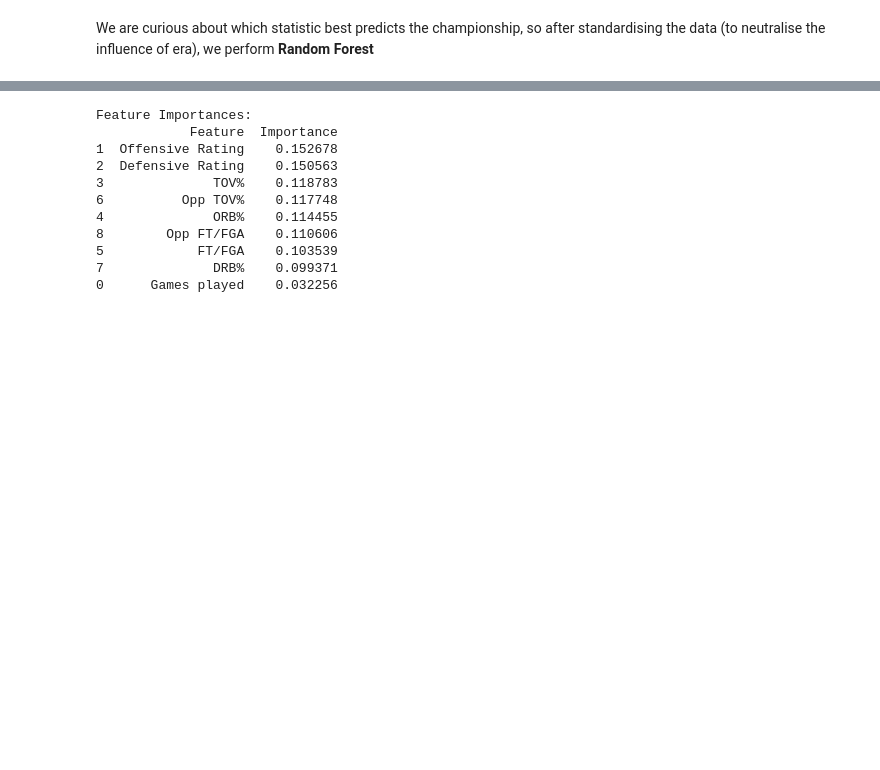
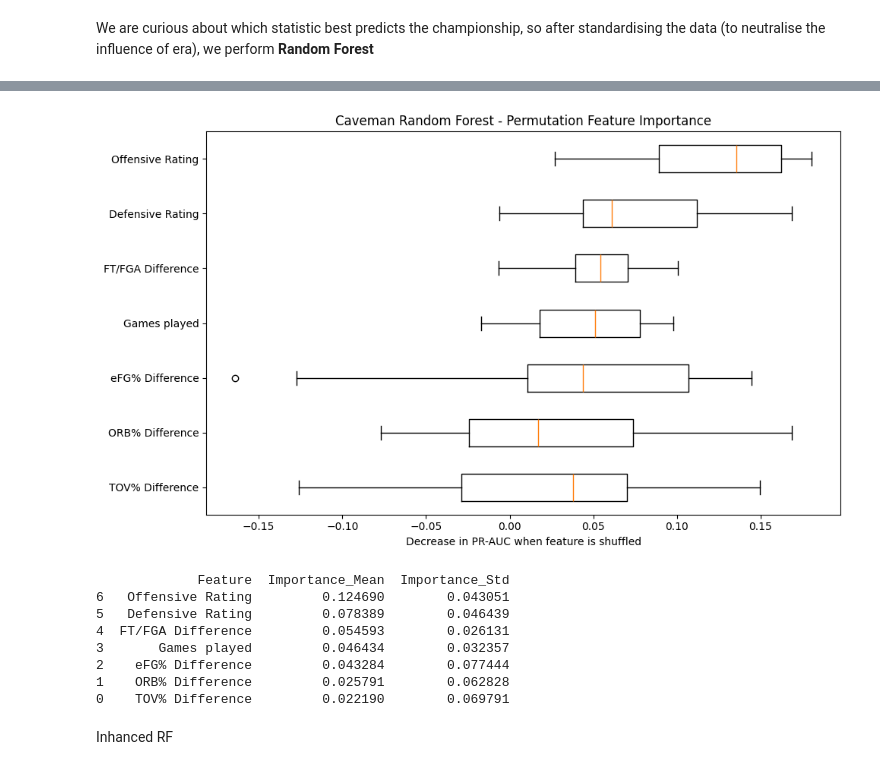
Before and after one commit to GalahadJr-1214/2026-Statistics-Final-Project, a Jupyter notebook: Final Project/dominant_champ.ipynb, the cells around one changed output, grey strips where cells are left out. Saved outputs shown, nothing was run; the diff lists cells and outputs as text; code cells hidden in the pictures; blank space fills up the shorter version.

```diff
--- a/Final Project/dominant_champ.ipynb
+++ b/Final Project/dominant_champ.ipynb
@@ -114,17 +152,41 @@ Confusion Matrix:
 # %%
-importances = model.feature_importances_
-feature_importance_df = pd.DataFrame({'Feature': features, 'Importance': importances}).sort_values(by='Importance', ascending=False)
-print("Feature Importances:")
-print(feature_importance_df)
+from sklearn.inspection import permutation_importance
+import matplotlib.pyplot as plt
+
+# Calculate Permutation Importance on your caveman model
+result = permutation_importance(
+    model, x_test, y_test,
+    n_repeats=30,
+    random_state=42,
+    scoring='average_precision'
+)
+
+# Sort and plot
+sorted_idx = result.importances_mean.argsort()
+
+fig, ax = plt.subplots(figsize=(10, 6))
+ax.boxplot(result.importances[sorted_idx].T,
+           vert=False, labels=x_test.columns[sorted_idx])
+ax.set_title("Caveman Random Forest - Permutation Feature Importance")
+ax.set_xlabel("Decrease in PR-AUC when feature is shuffled")
+plt.tight_layout()
+plt.show()
+
+# Also print the raw numbers for clarity
+importance_df = pd.DataFrame({
+    'Feature': x_test.columns[sorted_idx],
+    'Importance_Mean': result.importances_mean[sorted_idx],
+    'Importance_Std': result.importances_std[sorted_idx]
+}).sort_values('Importance_Mean', ascending=False)
+
+print(importance_df)
 # %% [output]
+[figure, added]
-Feature Importances:
-            Feature  Importance
-1  Offensive Rating    0.152678
-2  Defensive Rating    0.150563
-3              TOV%    0.118783
-6          Opp TOV%    0.117748
-4              ORB%    0.114455
-8        Opp FT/FGA    0.110606
-5            FT/FGA    0.103539
-7              DRB%    0.099371
-0      Games played    0.032256
+             Feature  Importance_Mean  Importance_Std
+6   Offensive Rating         0.124690        0.043051
+5   Defensive Rating         0.078389        0.046439
+4  FT/FGA Difference         0.054593        0.026131
+3       Games played         0.046434        0.032357
+2    eFG% Difference         0.043284        0.077444
+1    ORB% Difference         0.025791        0.062828
+0    TOV% Difference         0.022190        0.069791
@@ -130,0 +224,2 @@ Feature Importances:
+# %% [markdown]
+Inhanced RF
```
Also changed, not shown: parts of 10 cells of this notebook.
